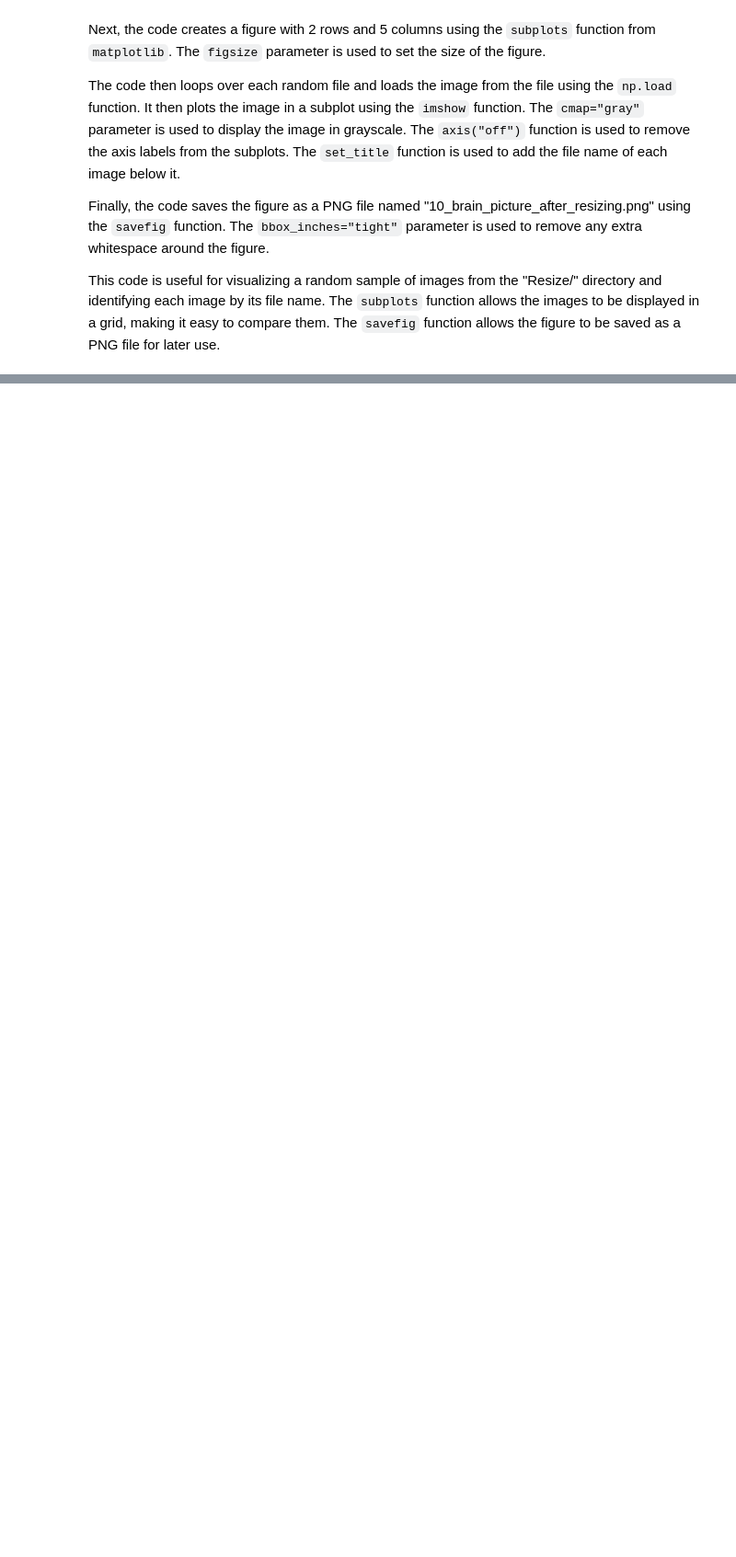
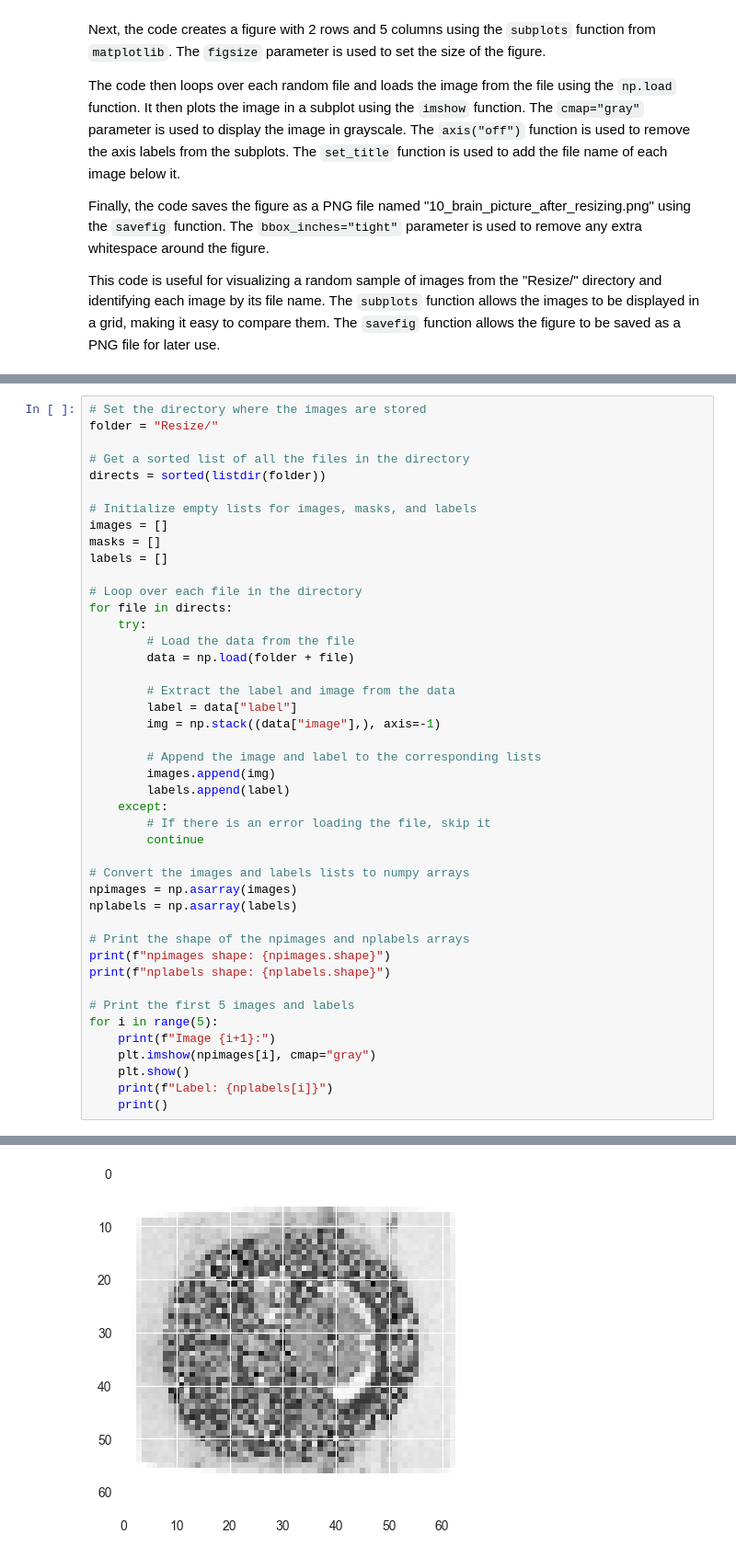
Before and after one commit to ahkatlio/QCNN_for_brain_cancer, a Jupyter notebook: Model.ipynb, the cells around one changed output, grey strips where cells are left out. Shown at 92% size. Saved outputs shown, nothing was run; the diff lists cells and outputs as text; blank space fills up the shorter version.

```diff
--- a/Model.ipynb
+++ b/Model.ipynb
@@ -570,0 +573,45 @@ This code is useful for visualizing a random sample of images from the "Resize/"
+# %%
+# Set the directory where the images are stored
+folder = "Resize/"
+
+# Get a sorted list of all the files in the directory
+directs = sorted(listdir(folder))
+
+# Initialize empty lists for images, masks, and labels
+images = []
+masks = []
+labels = []
+
+# Loop over each file in the directory
+for file in directs:
+    try:
+        # Load the data from the file
+        data = np.load(folder + file)
+
+        # Extract the label and image from the data
+        label = data["label"]
+        img = np.stack((data["image"],), axis=-1)
+
+        # Append the image and label to the corresponding lists
+        images.append(img)
+        labels.append(label)
+    except:
+        # If there is an error loading the file, skip it
+        continue
+
+# Convert the images and labels lists to numpy arrays
+npimages = np.asarray(images)
+nplabels = np.asarray(labels)
+
+# Print the shape of the npimages and nplabels arrays
+print(f"npimages shape: {npimages.shape}")
+print(f"nplabels shape: {nplabels.shape}")
+
+# Print the first 5 images and labels
+for i in range(5):
+    print(f"Image {i+1}:")
+    plt.imshow(npimages[i], cmap="gray")
+    plt.show()
+    print(f"Label: {nplabels[i]}")
+    print()
+# %% [output]
@@ -570,0 +621 @@ This code is useful for visualizing a random sample of images from the "Resize/"
+[figure, added]
```
Also changed, not shown: parts of 3 cells of this notebook.
